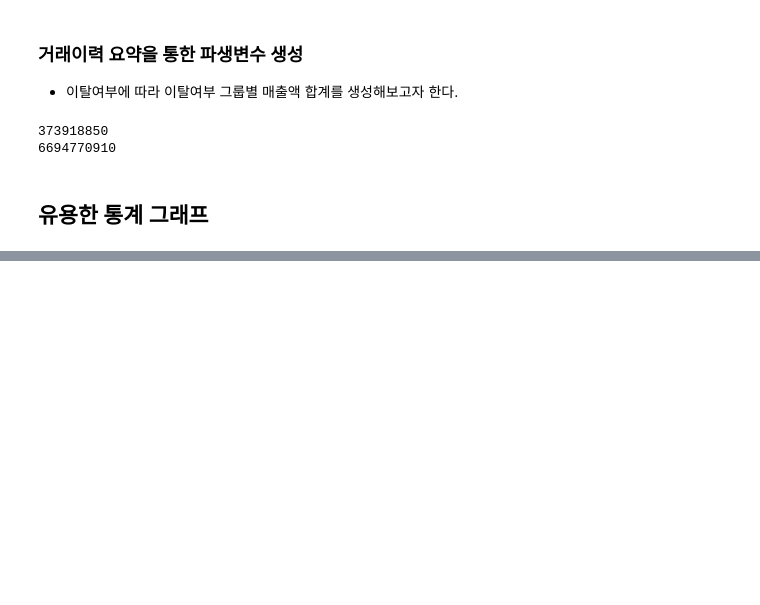
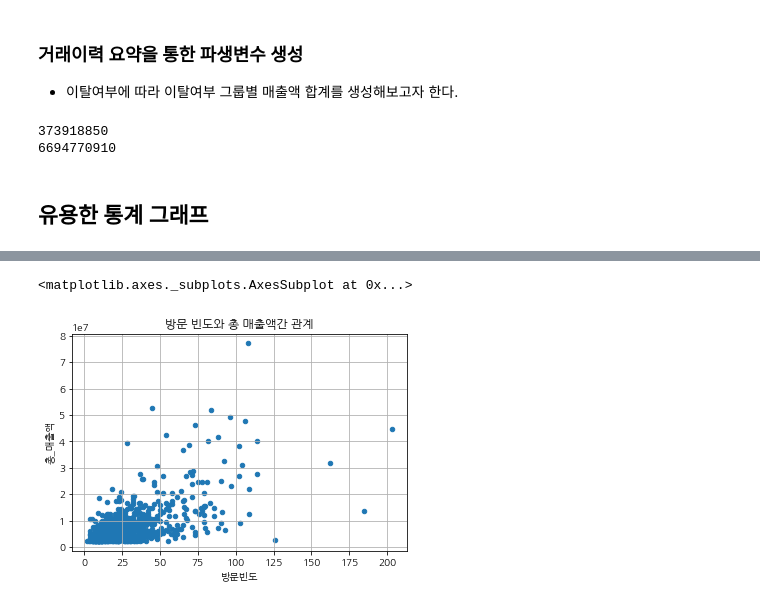
Before and after one commit to OH1107/self_study, a Jupyter notebook: training/4장_데이터_전처리_및_기초분석.ipynb, the cells around one changed output, grey strips where cells are left out. Drawn from its saved outputs; the diff is of its cells as text; code cells hidden in the pictures; blank space fills up the shorter version.

```diff
--- a/training/4장_데이터_전처리_및_기초분석.ipynb
+++ b/training/4장_데이터_전처리_및_기초분석.ipynb
@@ -239,0 +279,5 @@ print(sum(Non_churn_customer.총_매출액))
+# %%
+df.plot.scatter(x='방문빈도', y='총_매출액', grid=True, title='방문 빈도와 총 매출액간 관계')
+# %% [output]
+<matplotlib.axes._subplots.AxesSubplot at 0x...>
+[figure, added]
```
Also changed, not shown: parts of 10 cells of this notebook.
